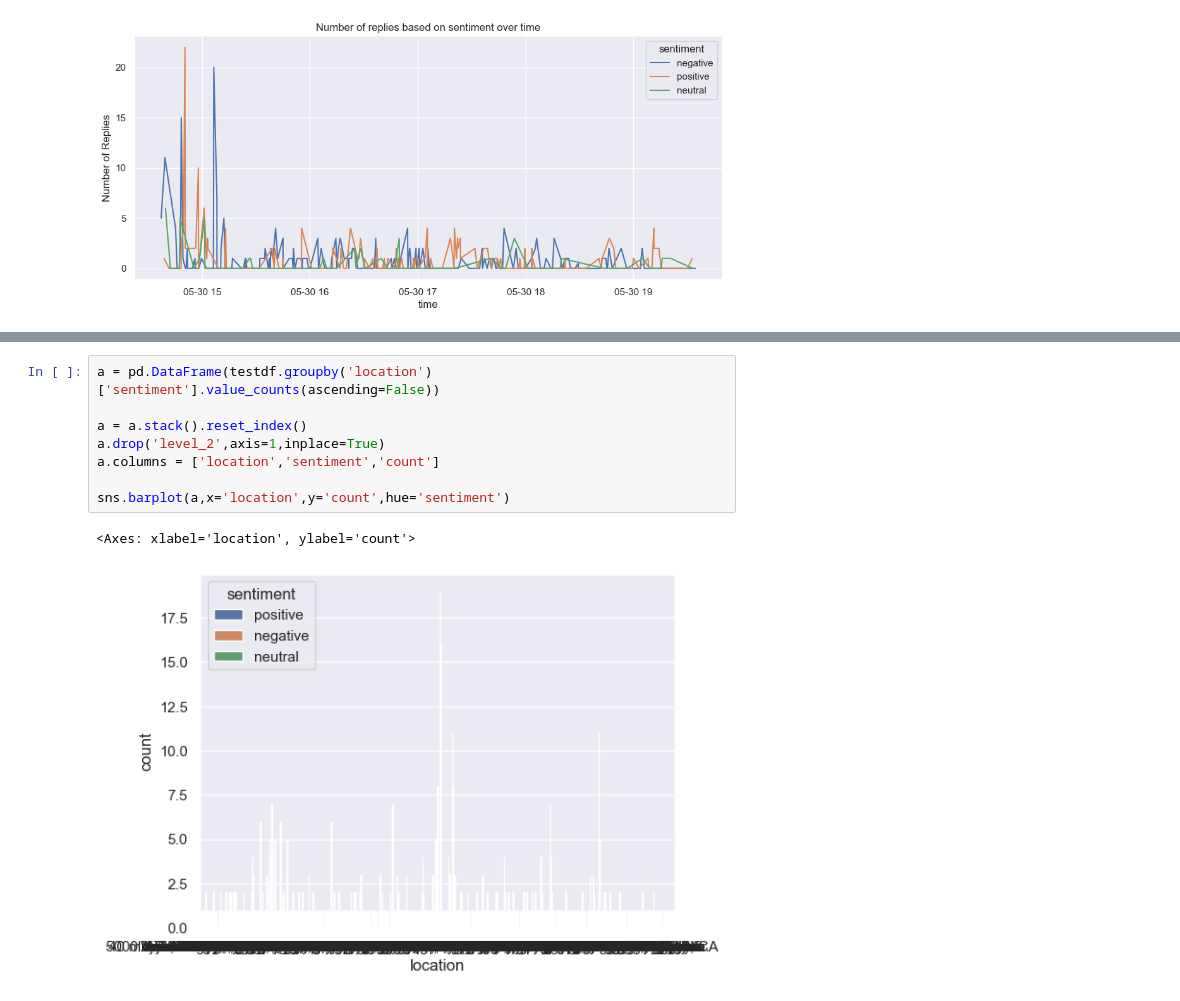
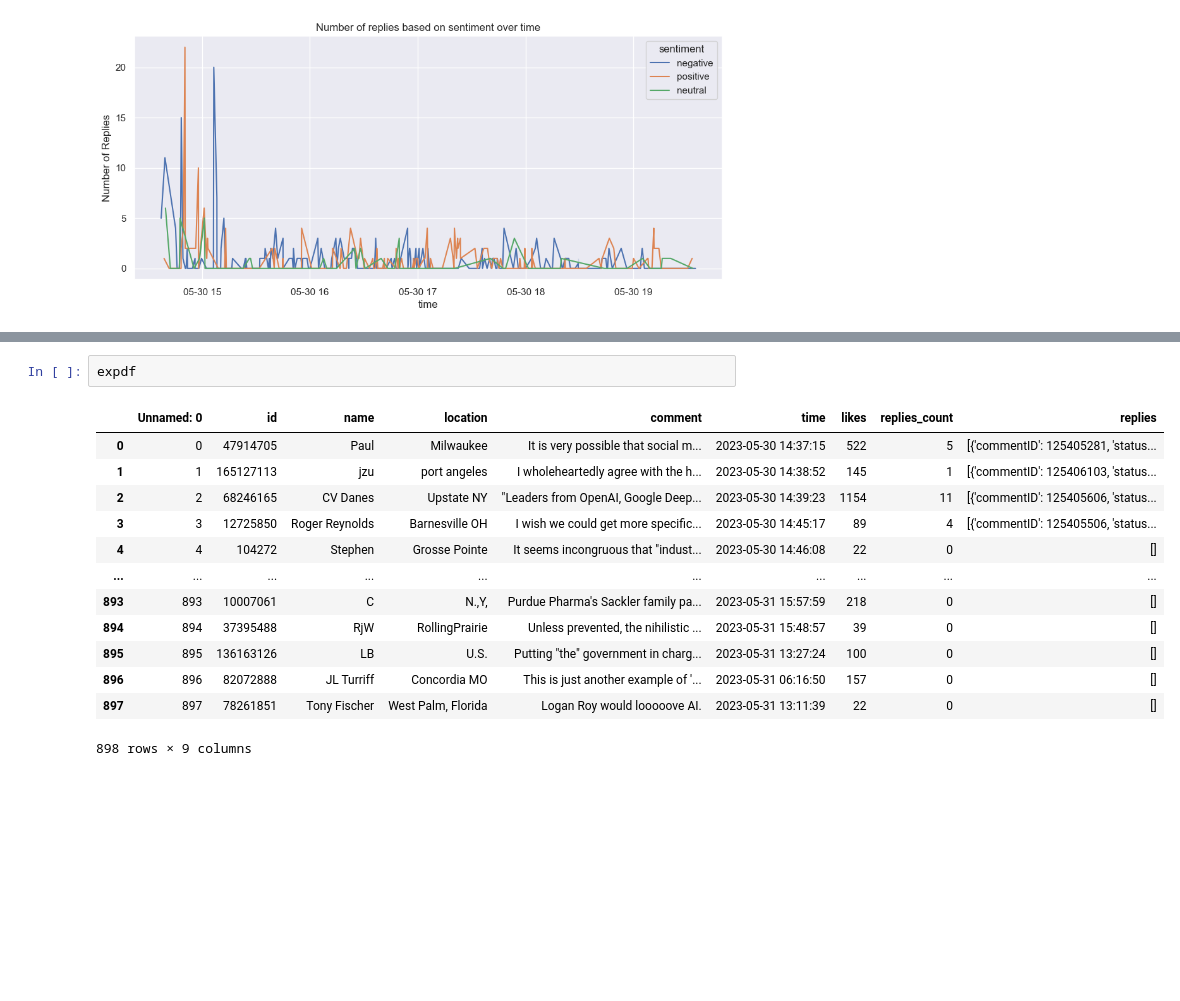
Before and after one commit to isevr/nytimes, a Jupyter notebook: final.ipynb, the cells around one changed output, grey strips where cells are left out. Cells and saved outputs as stored; diff of their text form; blank space fills up the shorter version.

```diff
--- a/final.ipynb
+++ b/final.ipynb
@@ -258,11 +224,16 @@ a
-# %%
-a = pd.DataFrame(testdf.groupby('location')['sentiment'].value_counts(ascending=False))
-
-a = a.stack().reset_index()
-a.drop('level_2',axis=1,inplace=True)
-a.columns = ['location','sentiment','count']
-
-sns.barplot(a,x='location',y='count',hue='sentiment')
-# %% [output]
-<Axes: xlabel='location', ylabel='count'>
-[figure, removed]
+# %%
+expdf
+# %% [output]
+|  | Unnamed: 0 | id | name | location | comment | time | likes | replies_count | replies |
+| 0 | 0 | 47914705 | Paul | Milwaukee | It is very possible that social m... | 2023-05-30 14:37:15 | 522 | 5 | [{'commentID': 125405281, 'status... |
+| 1 | 1 | 165127113 | jzu | port angeles | I wholeheartedly agree with the h... | 2023-05-30 14:38:52 | 145 | 1 | [{'commentID': 125406103, 'status... |
+| 2 | 2 | 68246165 | CV Danes | Upstate NY | "Leaders from OpenAI, Google Deep... | 2023-05-30 14:39:23 | 1154 | 11 | [{'commentID': 125405606, 'status... |
+| 3 | 3 | 12725850 | Roger Reynolds | Barnesville OH | I wish we could get more specific... | 2023-05-30 14:45:17 | 89 | 4 | [{'commentID': 125405506, 'status... |
+| 4 | 4 | 104272 | Stephen | Grosse Pointe | It seems incongruous that "indust... | 2023-05-30 14:46:08 | 22 | 0 | [] |
+| ... | ... | ... | ... | ... | ... | ... | ... | ... | ... |
+| 893 | 893 | 10007061 | C | N.,Y, | Purdue Pharma's Sackler family pa... | 2023-05-31 15:57:59 | 218 | 0 | [] |
+| 894 | 894 | 37395488 | RjW | RollingPrairie | Unless prevented, the nihilistic ... | 2023-05-31 15:48:57 | 39 | 0 | [] |
+| 895 | 895 | 136163126 | LB | U.S. | Putting "the" government in charg... | 2023-05-31 13:27:24 | 100 | 0 | [] |
+| 896 | 896 | 82072888 | JL Turriff | Concordia MO | This is just another example of '... | 2023-05-31 06:16:50 | 157 | 0 | [] |
+| 897 | 897 | 78261851 | Tony Fischer | West Palm, Florida | Logan Roy would looooove AI. | 2023-05-31 13:11:39 | 22 | 0 | [] |
+898 rows × 9 columns
```
Also changed, not shown: parts of 5 cells of this notebook, 2 other files.
